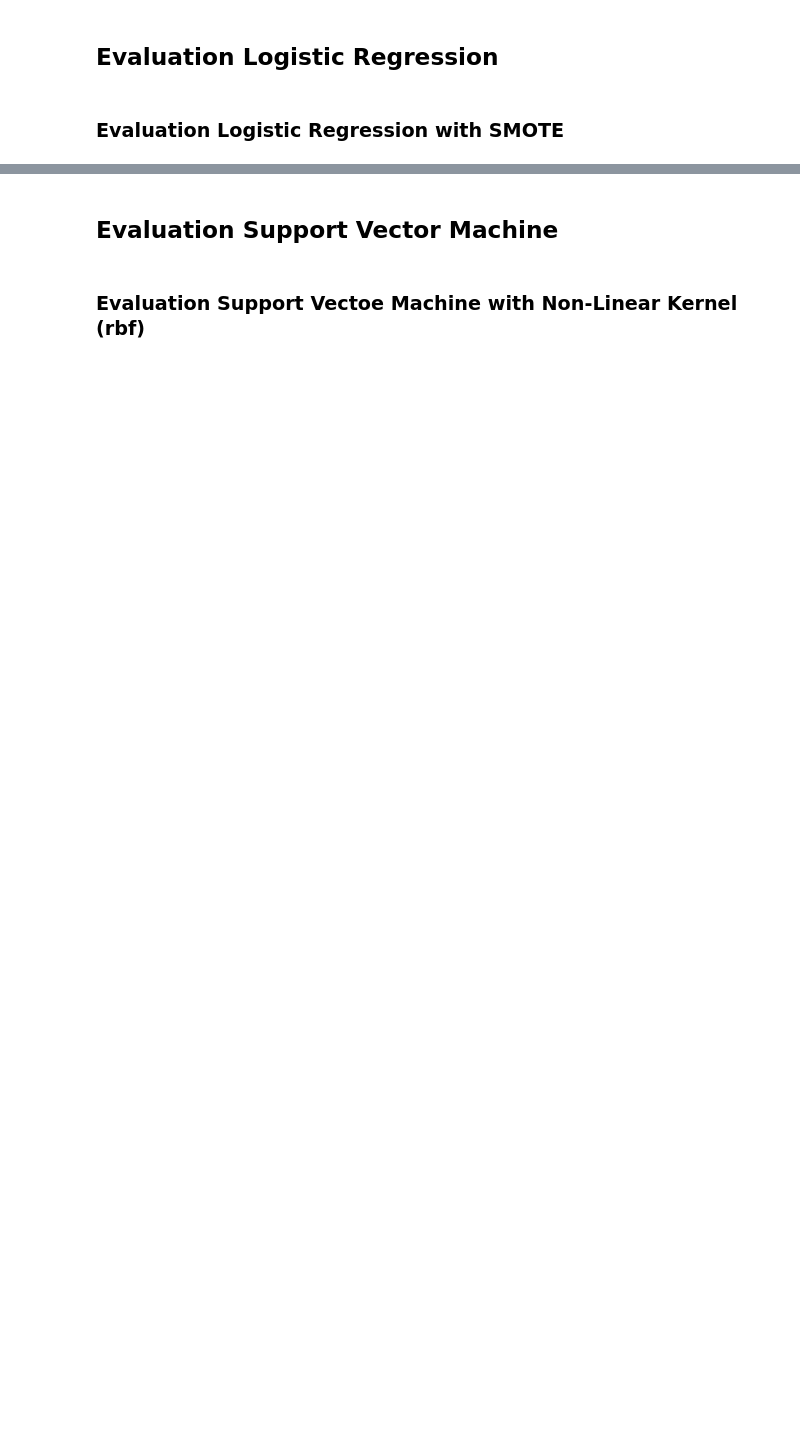
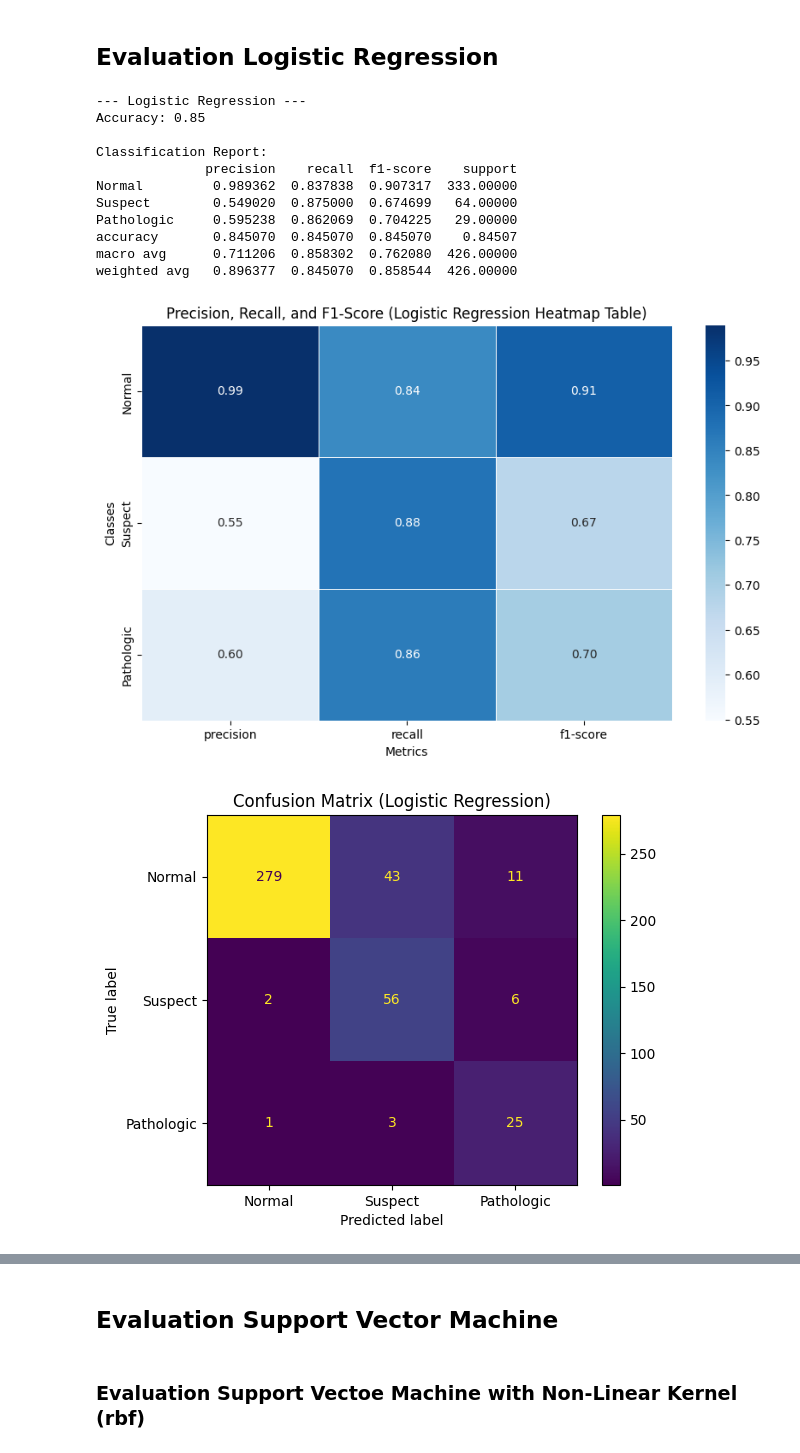
Before and after one commit to marvinschuett/Automated-CTG-analysis, a Jupyter notebook: 2_BaselineModel/baseline_model.ipynb, the cells around one changed output, grey strips where cells are left out. Saved outputs shown, nothing was run; the diff lists cells and outputs as text; code cells hidden in the pictures; blank space fills up the shorter version.

Commit message:
Updating Code for Baseline Models

```diff
--- a/2_BaselineModel/baseline_model.ipynb
+++ b/2_BaselineModel/baseline_model.ipynb
@@ -24,3 +64,11 @@ from sklearn.metrics import classification_report, accuracy_score, confusion_mat
+# %%
+# Splitting the dataset with selected features
+X_train_selected, X_test_selected, y_train, y_test = train_test_split(X_selected, y, test_size=0.2, random_state=42)
+
+# Standardize the features
+scaler_selected = StandardScaler()
+X_train_scaled_selected = scaler_selected.fit_transform(X_train_selected)
+X_test_scaled_selected = scaler_selected.transform(X_test_selected)
 # %% [markdown]
 ## Model Choice
 
@@ -169,2 +84,16 @@ model_no_smote, X_test_no_smote = train_logistic_regression(X_train, y_train, X_
+# %%
+# Initialize and train the logistic regression model with class weights
+lr_model = LogisticRegression(
+    multi_class='multinomial',
+    solver='lbfgs',
+    max_iter=1000,
+    random_state=42,
+    class_weight='balanced'  # Automatically adjust class weights based on class frequencies
+)
+
+# Train the model on the scaled training data
+lr_model.fit(X_train_scaled_selected, y_train)
+
+print("Logistic Regression model has been successfully trained.")
 # %% [markdown]
 ### Compiling and Training for Support Vector Machine
@@ -243,32 +129,32 @@ linear_svm_model, X_test_linear = train_svm_with_optimized_kernel(X_train, y_tra
 # %% [markdown]
 ## Evaluation Logistic Regression
 # %%
-# Funktion zur Evaluation und Visualisierung der Modelle
+# Function to evaluate and visualize model performance
 def evaluate_and_visualize_model(model, X_test, y_test, model_name="Model"):
     """
     Evaluates and visualizes the performance of a model.
 
     Parameters:
     model: Trained model to evaluate
-    X_test: Test features
+    X_test: Scaled test features
     y_test: True labels for the test set
-    model_name: Name of the model (e.g., "SVM with SMOTE")
+    model_name: Name of the model (e.g., "Logistic Regression" or "SVM")
     """
     # Make predictions
     y_pred = model.predict(X_test)
 
-    # Berechne Accuracy
+    # Calculate accuracy
     accuracy = accuracy_score(y_test, y_pred)
     print(f"\n--- {model_name} ---")
     print(f"Accuracy: {accuracy:.2f}")
 
-    # Classification report
+    # Generate a classification report
     print("\nClassification Report:")
     report = classification_report(y_test, y_pred, target_names=["Normal", "Suspect", "Pathologic"], output_dict=True)
     df_report = pd.DataFrame(report).transpose()
     print(df_report)
 
-    # Visualisiere den Klassifikationsbericht als Heatmap
+    # Visualize the classification report as a heatmap
     plt.figure(figsize=(10, 6))
     sns.heatmap(df_report.iloc[:-3, :3], annot=True, cmap="Blues", fmt=".2f", linewidths=0.5)
     plt.title(f"Precision, Recall, and F1-Score ({model_name} Heatmap Table)")
@@ -276,14 +162,26 @@ def evaluate_and_visualize_model(model, X_test, y_test, model_name="Model"):
     plt.ylabel("Classes")
     plt.show()
 
-    # Confusion Matrix
+    # Generate a confusion matrix
     conf_matrix = confusion_matrix(y_test, y_pred)
     disp = ConfusionMatrixDisplay(confusion_matrix=conf_matrix, display_labels=["Normal", "Suspect", "Pathologic"])
     disp.plot(cmap="viridis")
     plt.title(f"Confusion Matrix ({model_name})")
     plt.show()
-# %% [markdown]
-### Evaluation Logistic Regression with SMOTE
 # %%
-# Evaluate and visualize the model trained with SMOTE
-evaluate_and_visualize_model(model_smote, X_test_smote, y_test, model_name="Logistic Regression with SMOTE")
+# Evaluate the trained logistic regression model
+evaluate_and_visualize_model(lr_model, X_test_scaled_selected, y_test, model_name="Logistic Regression")
+# %% [output]
+--- Logistic Regression ---
+Accuracy: 0.85
+
+Classification Report:
+              precision    recall  f1-score    support
+Normal         0.989362  0.837838  0.907317  333.00000
+Suspect        0.549020  0.875000  0.674699   64.00000
+Pathologic     0.595238  0.862069  0.704225   29.00000
+accuracy       0.845070  0.845070  0.845070    0.84507
+macro avg      0.711206  0.858302  0.762080  426.00000
+weighted avg   0.896377  0.845070  0.858544  426.00000
+[figure, added]
+[figure, added]
```
Also changed, not shown: parts of 31 cells of this notebook.
